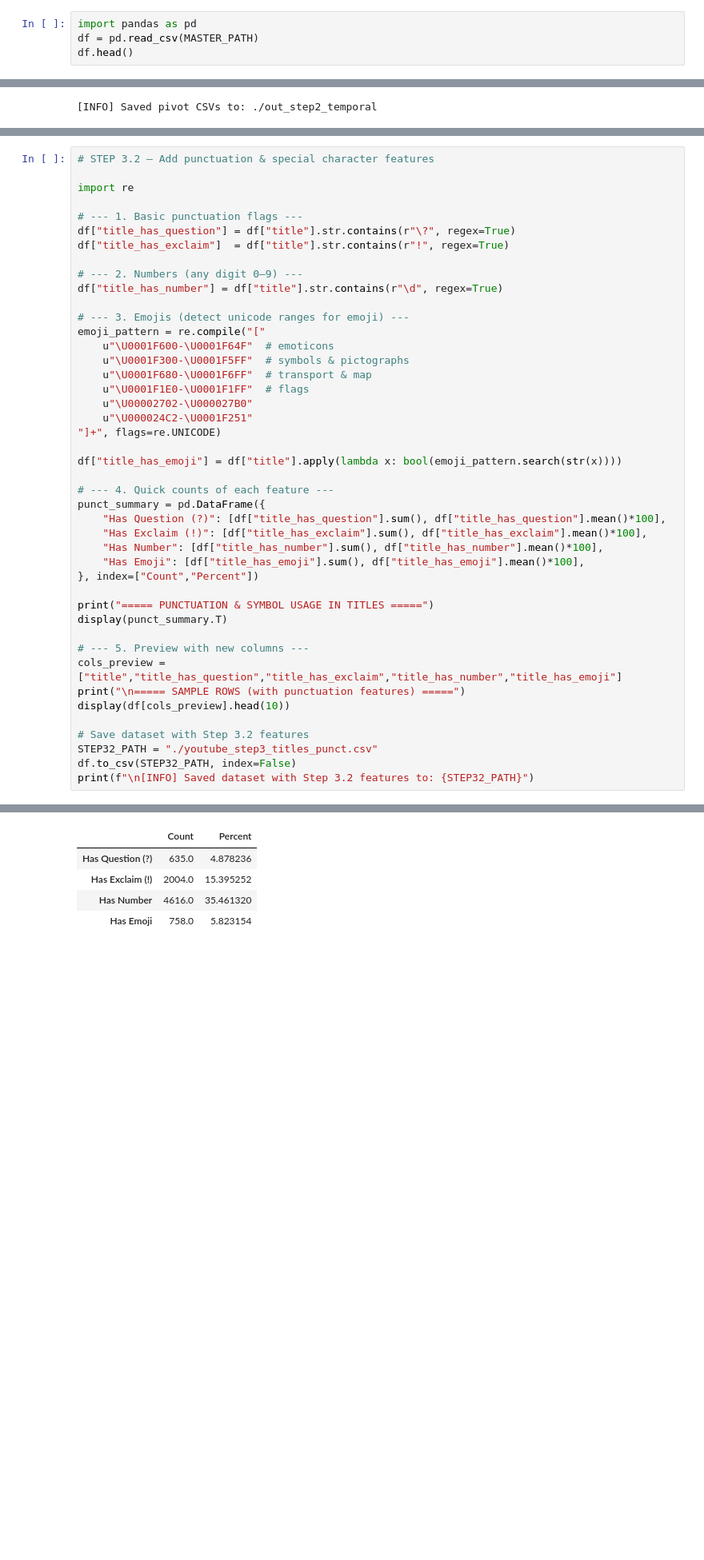
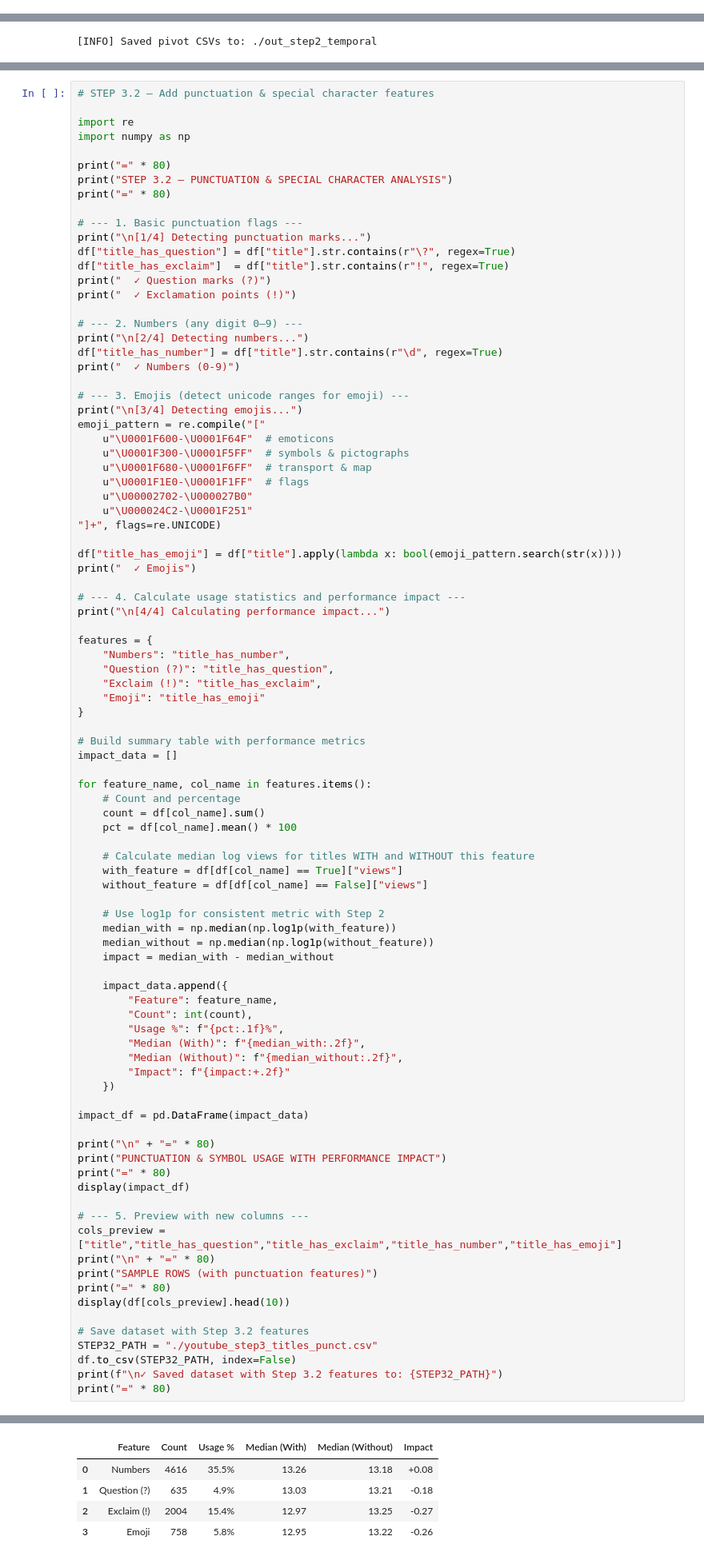
Before and after one commit to Dadaranger/YouTube-Analysis-Project, a Jupyter notebook: research.ipynb, the cells around one changed output, grey strips where cells are left out. Shown at 80% size. Saved outputs shown, nothing was run; the diff lists cells and outputs as text; blank space fills up the shorter version.

Commit message:
restructure code till step 4.1

```diff
--- a/research.ipynb
+++ b/research.ipynb
@@ -337,4 +410,0 @@ VERIFICATION CHECKS - Step 1.4
-# %%
-import pandas as pd
-df = pd.read_csv(MASTER_PATH)
-df.head()
@@ -2168,15 +2009,26 @@ In this step, we create binary features for punctuation and special characters i
 # STEP 3.2 — Add punctuation & special character features
 
 import re
+import numpy as np
+
+print("=" * 80)
+print("STEP 3.2 — PUNCTUATION & SPECIAL CHARACTER ANALYSIS")
+print("=" * 80)
 
 # --- 1. Basic punctuation flags ---
+print("\n[1/4] Detecting punctuation marks...")
 df["title_has_question"] = df["title"].str.contains(r"\?", regex=True)
 df["title_has_exclaim"]  = df["title"].str.contains(r"!", regex=True)
+print("  ✓ Question marks (?)")
+print("  ✓ Exclamation points (!)")
 
 # --- 2. Numbers (any digit 0–9) ---
+print("\n[2/4] Detecting numbers...")
 df["title_has_number"] = df["title"].str.contains(r"\d", regex=True)
+print("  ✓ Numbers (0-9)")
 
 # --- 3. Emojis (detect unicode ranges for emoji) ---
+print("\n[3/4] Detecting emojis...")
 emoji_pattern = re.compile("["
     u"\U0001F600-\U0001F64F"  # emoticons
     u"\U0001F300-\U0001F5FF"  # symbols & pictographs
@@ -2187,25 +2039,61 @@ emoji_pattern = re.compile("["
 "]+", flags=re.UNICODE)
 
 df["title_has_emoji"] = df["title"].apply(lambda x: bool(emoji_pattern.search(str(x))))
+print("  ✓ Emojis")
 
-# --- 4. Quick counts of each feature ---
-punct_summary = pd.DataFrame({
-    "Has Question (?)": [df["title_has_question"].sum(), df["title_has_question"].mean()*100],
-    "Has Exclaim (!)": [df["title_has_exclaim"].sum(), df["title_has_exclaim"].mean()*100],
-    "Has Number": [df["title_has_number"].sum(), df["title_has_number"].mean()*100],
-    "Has Emoji": [df["title_has_emoji"].sum(), df["title_has_emoji"].mean()*100],
-}, index=["Count","Percent"])
+# --- 4. Calculate usage statistics and performance impact ---
+print("\n[4/4] Calculating performance impact...")
 
-print("===== PUNCTUATION & SYMBOL USAGE IN TITLES =====")
-display(punct_summary.T)
+features = {
+    "Numbers": "title_has_number",
+    "Question (?)": "title_has_question",
+    "Exclaim (!)": "title_has_exclaim",
+    "Emoji": "title_has_emoji"
+}
+
+# Build summary table with performance metrics
+impact_data = []
+
+for feature_name, col_name in features.items():
+    # Count and percentage
+    count = df[col_name].sum()
+    pct = df[col_name].mean() * 100
+
+    # Calculate median log views for titles WITH and WITHOUT this feature
+    with_feature = df[df[col_name] == True]["views"]
+    without_feature = df[df[col_name] == False]["views"]
+
+    # Use log1p for consistent metric with Step 2
+    median_with = np.median(np.log1p(with_feature))
+    median_without = np.median(np.log1p(without_feature))
+    impact = median_with - median_without
+
+    impact_data.append({
+        "Feature": feature_name,
+        "Count": int(count),
+        "Usage %": f"{pct:.1f}%",
+        "Median (With)": f"{median_with:.2f}",
+        "Median (Without)": f"{median_without:.2f}",
+        "Impact": f"{impact:+.2f}"
+    })
+
+impact_df = pd.DataFrame(impact_data)
+
+print("\n" + "=" * 80)
+print("PUNCTUATION & SYMBOL USAGE WITH PERFORMANCE IMPACT")
+print("=" * 80)
+display(impact_df)
 
 # --- 5. Preview with new columns ---
 cols_preview = ["title","title_has_question","title_has_exclaim","title_has_number","title_has_emoji"]
-print("\n===== SAMPLE ROWS (with punctuation features) =====")
+print("\n" + "=" * 80)
+print("SAMPLE ROWS (with punctuation features)")
+print("=" * 80)
 display(df[cols_preview].head(10))
 
 # Save dataset with Step 3.2 features
 STEP32_PATH = "./youtube_step3_titles_punct.csv"
 df.to_csv(STEP32_PATH, index=False)
-print(f"\n[INFO] Saved dataset with Step 3.2 features to: {STEP32_PATH}")
+print(f"\n✓ Saved dataset with Step 3.2 features to: {STEP32_PATH}")
+print("=" * 80)
 # %% [output]
@@ -2213,5 +2119,5 @@ print(f"\n[INFO] Saved dataset with Step 3.2 features to: {STEP32_PATH}")
-|  | Count | Percent |
-| Has Question (?) | 635.0 | 4.878236 |
-| Has Exclaim (!) | 2004.0 | 15.395252 |
-| Has Number | 4616.0 | 35.461320 |
-| Has Emoji | 758.0 | 5.823154 |
+|  | Feature | Count | Usage % | Median (With) | Median (Without) | Impact |
+| 0 | Numbers | 4616 | 35.5% | 13.26 | 13.18 | +0.08 |
+| 1 | Question (?) | 635 | 4.9% | 13.03 | 13.21 | -0.18 |
+| 2 | Exclaim (!) | 2004 | 15.4% | 12.97 | 13.25 | -0.27 |
+| 3 | Emoji | 758 | 5.8% | 12.95 | 13.22 | -0.26 |
```
Also changed, not shown: parts of 73 cells of this notebook, 17 other files.
